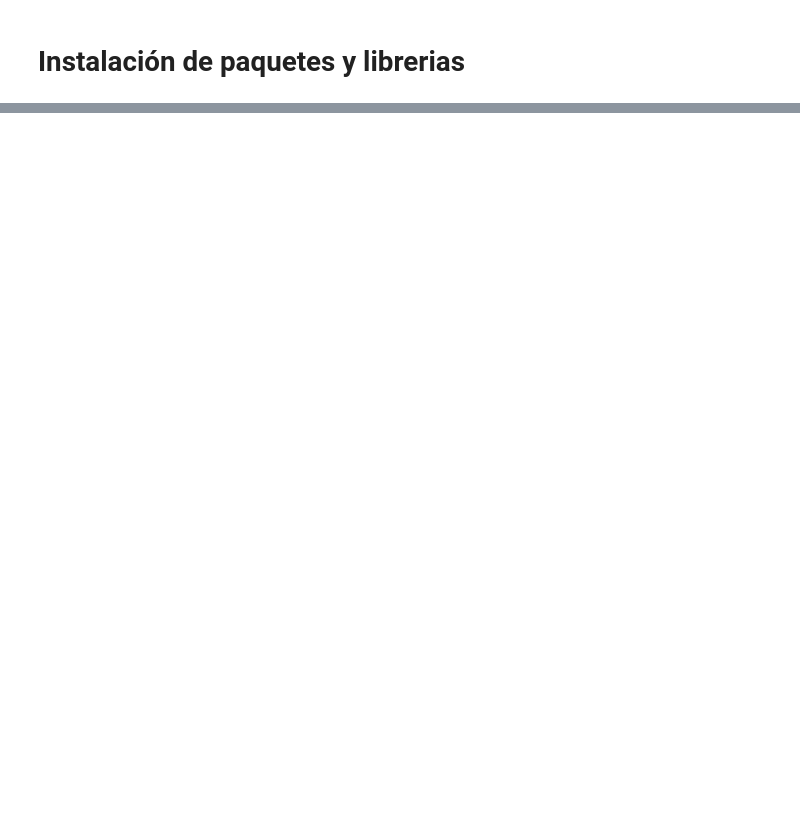
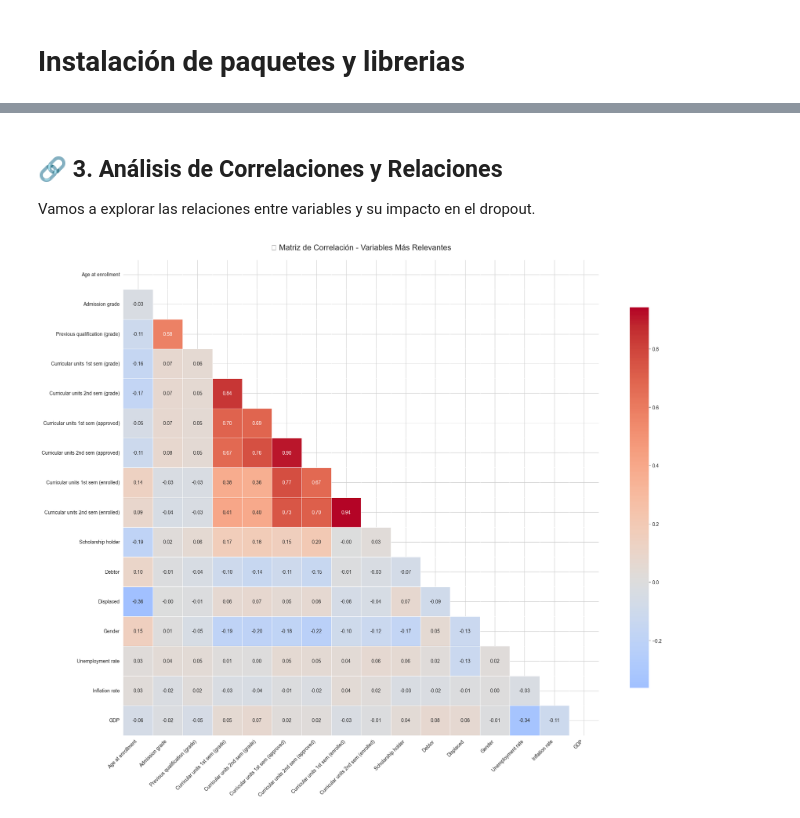
Before and after one commit to ArianScripter33/dropout_MLE_model, a Jupyter notebook: notebooks/01-EDA.ipynb, the cells around one changed output, grey strips where cells are left out. Saved outputs shown, nothing was run; the diff lists cells and outputs as text; code cells hidden in the pictures; blank space fills up the shorter version.

Commit message:
feat(eda): Finalizar análisis exploratorio de datos y añadir resultados

```diff
--- a/notebooks/01-EDA.ipynb
+++ b/notebooks/01-EDA.ipynb
@@ -117,0 +449,68 @@ dtype: int64
+# %% [markdown]
+## 🔗 3. Análisis de Correlaciones y Relaciones
+
+Vamos a explorar las relaciones entre variables y su impacto en el dropout.
+# %%
+# Crear matriz de correlación completa
+plt.figure(figsize=(20, 16))
+
+# Seleccionar columnas más relevantes para la correlación
+correlation_cols = [
+    'Age at enrollment', 'Admission grade', 'Previous qualification (grade)',
+    'Curricular units 1st sem (grade)', 'Curricular units 2nd sem (grade)',
+    'Curricular units 1st sem (approved)', 'Curricular units 2nd sem (approved)',
+    'Curricular units 1st sem (enrolled)', 'Curricular units 2nd sem (enrolled)',
+    'Scholarship holder', 'Debtor', 'Displaced', 'Gender',
+    'Unemployment rate', 'Inflation rate', 'GDP'
+]
+
+# Calcular correlación
+corr_matrix = df[correlation_cols].corr()
+
+# Crear heatmap
+mask = np.triu(np.ones_like(corr_matrix, dtype=bool))
+sns.heatmap(corr_matrix, mask=mask, annot=True, cmap='coolwarm', center=0,
+            fmt='.2f', square=True, linewidths=0.5, cbar_kws={"shrink": .8})
+
+plt.title('📊 Matriz de Correlación - Variables Más Relevantes', fontsize=16, pad=20)
+plt.xticks(rotation=45, ha='right')
+plt.yticks(rotation=0)
+plt.tight_layout()
+plt.show()
+
+# Top 10 correlaciones positivas y negativas más fuertes
+corr_pairs = []
+for i in range(len(corr_matrix.columns)):
+    for j in range(i+1, len(corr_matrix.columns)):
+        corr_pairs.append({
+            'var1': corr_matrix.columns[i],
+            'var2': corr_matrix.columns[j],
+            'correlation': corr_matrix.iloc[i,j]
+        })
+
+# Ordenar por valor absoluto de correlación
+corr_pairs.sort(key=lambda x: abs(x['correlation']), reverse=True)
+
+print("\n🔗 TOP 10 CORRELACIONES MÁS FUERTES:")
+print("=" * 60)
+for i, pair in enumerate(corr_pairs[:10]):
+    direction = "➕ Positiva" if pair['correlation'] > 0 else "➖ Negativa"
+    print(f"{i+1}. {pair['var1']} ↔ {pair['var2']}: {pair['correlation']:.3f} ({direction})")
+
+# Correlaciones específicas con variables clave
+print("\n🎯 CORRELACIONES CON VARIABLES CLAVE:")
+print("=" * 50)
+
+key_vars = ['Curricular units 1st sem (grade)', 'Curricular units 2nd sem (grade)',
+           'Admission grade', 'Age at enrollment']
+
+for var in key_vars:
+    if var in corr_matrix.columns:
+        # Top 5 correlaciones más fuertes para esta variable
+        var_correlations = corr_matrix[var].drop(var).abs().sort_values(ascending=False)
+        print(f"\n{var}:")
+        for idx, (col, corr) in enumerate(var_correlations.head(3).items()):
+            direction = "positivo" if corr_matrix.loc[var, col] > 0 else "negativo"
+            print(f"  {idx+1}. {col}: {corr:.3f} ({direction})")
+# %% [output]
+[figure, added]
```
Also changed, not shown: parts of 24 cells of this notebook, 2 other files.
